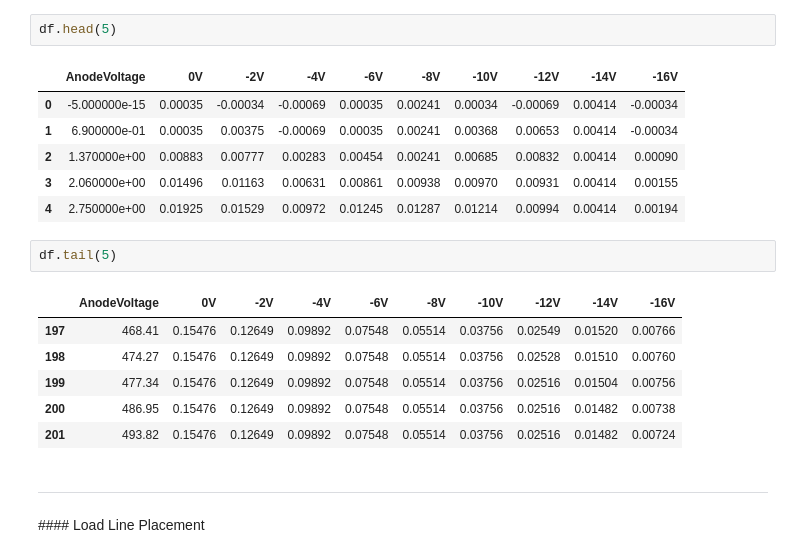
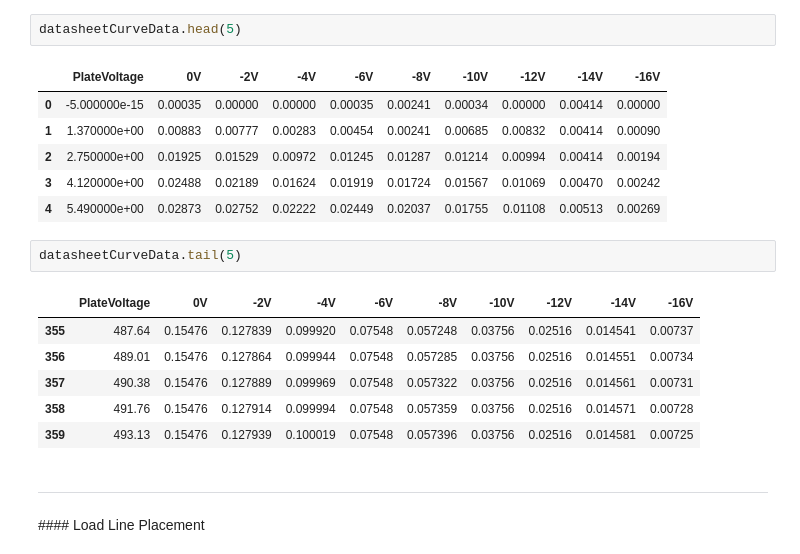
Before and after one commit to jilott/valvestudio, a Jupyter notebook: projects/mectron/pentode/The Mectron Load Line - Pentode.ipynb, the cells around one changed output. Drawn from its saved outputs; the diff is of its cells as text.

```diff
--- a/projects/mectron/pentode/The Mectron Load Line - Pentode.ipynb
+++ b/projects/mectron/pentode/The Mectron Load Line - Pentode.ipynb
@@ -28,21 +66,21 @@ df = pd.read_csv(fn)
 # %%
-df.head(5)
+datasheetCurveData.head(5)
 # %% [output]
-|  | AnodeVoltage | 0V | -2V | -4V | -6V | -8V | -10V | -12V | -14V | -16V |
-| 0 | -5.000000e-15 | 0.00035 | -0.00034 | -0.00069 | 0.00035 | 0.00241 | 0.00034 | -0.00069 | 0.00414 | -0.00034 |
-| 1 | 6.900000e-01 | 0.00035 | 0.00375 | -0.00069 | 0.00035 | 0.00241 | 0.00368 | 0.00653 | 0.00414 | -0.00034 |
-| 2 | 1.370000e+00 | 0.00883 | 0.00777 | 0.00283 | 0.00454 | 0.00241 | 0.00685 | 0.00832 | 0.00414 | 0.00090 |
-| 3 | 2.060000e+00 | 0.01496 | 0.01163 | 0.00631 | 0.00861 | 0.00938 | 0.00970 | 0.00931 | 0.00414 | 0.00155 |
-| 4 | 2.750000e+00 | 0.01925 | 0.01529 | 0.00972 | 0.01245 | 0.01287 | 0.01214 | 0.00994 | 0.00414 | 0.00194 |
+|  | PlateVoltage | 0V | -2V | -4V | -6V | -8V | -10V | -12V | -14V | -16V |
+| 0 | -5.000000e-15 | 0.00035 | 0.00000 | 0.00000 | 0.00035 | 0.00241 | 0.00034 | 0.00000 | 0.00414 | 0.00000 |
+| 1 | 1.370000e+00 | 0.00883 | 0.00777 | 0.00283 | 0.00454 | 0.00241 | 0.00685 | 0.00832 | 0.00414 | 0.00090 |
+| 2 | 2.750000e+00 | 0.01925 | 0.01529 | 0.00972 | 0.01245 | 0.01287 | 0.01214 | 0.00994 | 0.00414 | 0.00194 |
+| 3 | 4.120000e+00 | 0.02488 | 0.02189 | 0.01624 | 0.01919 | 0.01724 | 0.01567 | 0.01069 | 0.00470 | 0.00242 |
+| 4 | 5.490000e+00 | 0.02873 | 0.02752 | 0.02222 | 0.02449 | 0.02037 | 0.01755 | 0.01108 | 0.00513 | 0.00269 |
 # %%
-df.tail(5)
+datasheetCurveData.tail(5)
 # %% [output]
-|  | AnodeVoltage | 0V | -2V | -4V | -6V | -8V | -10V | -12V | -14V | -16V |
-| 197 | 468.41 | 0.15476 | 0.12649 | 0.09892 | 0.07548 | 0.05514 | 0.03756 | 0.02549 | 0.01520 | 0.00766 |
-| 198 | 474.27 | 0.15476 | 0.12649 | 0.09892 | 0.07548 | 0.05514 | 0.03756 | 0.02528 | 0.01510 | 0.00760 |
-| 199 | 477.34 | 0.15476 | 0.12649 | 0.09892 | 0.07548 | 0.05514 | 0.03756 | 0.02516 | 0.01504 | 0.00756 |
-| 200 | 486.95 | 0.15476 | 0.12649 | 0.09892 | 0.07548 | 0.05514 | 0.03756 | 0.02516 | 0.01482 | 0.00738 |
-| 201 | 493.82 | 0.15476 | 0.12649 | 0.09892 | 0.07548 | 0.05514 | 0.03756 | 0.02516 | 0.01482 | 0.00724 |
+|  | PlateVoltage | 0V | -2V | -4V | -6V | -8V | -10V | -12V | -14V | -16V |
+| 355 | 487.64 | 0.15476 | 0.127839 | 0.099920 | 0.07548 | 0.057248 | 0.03756 | 0.02516 | 0.014541 | 0.00737 |
+| 356 | 489.01 | 0.15476 | 0.127864 | 0.099944 | 0.07548 | 0.057285 | 0.03756 | 0.02516 | 0.014551 | 0.00734 |
+| 357 | 490.38 | 0.15476 | 0.127889 | 0.099969 | 0.07548 | 0.057322 | 0.03756 | 0.02516 | 0.014561 | 0.00731 |
+| 358 | 491.76 | 0.15476 | 0.127914 | 0.099994 | 0.07548 | 0.057359 | 0.03756 | 0.02516 | 0.014571 | 0.00728 |
+| 359 | 493.13 | 0.15476 | 0.127939 | 0.100019 | 0.07548 | 0.057396 | 0.03756 | 0.02516 | 0.014581 | 0.00725 |
 # %% [markdown]
 <hr>
 #### Load Line Placement
```
Also changed, not shown: parts of 8 cells of this notebook, 9 other files.
